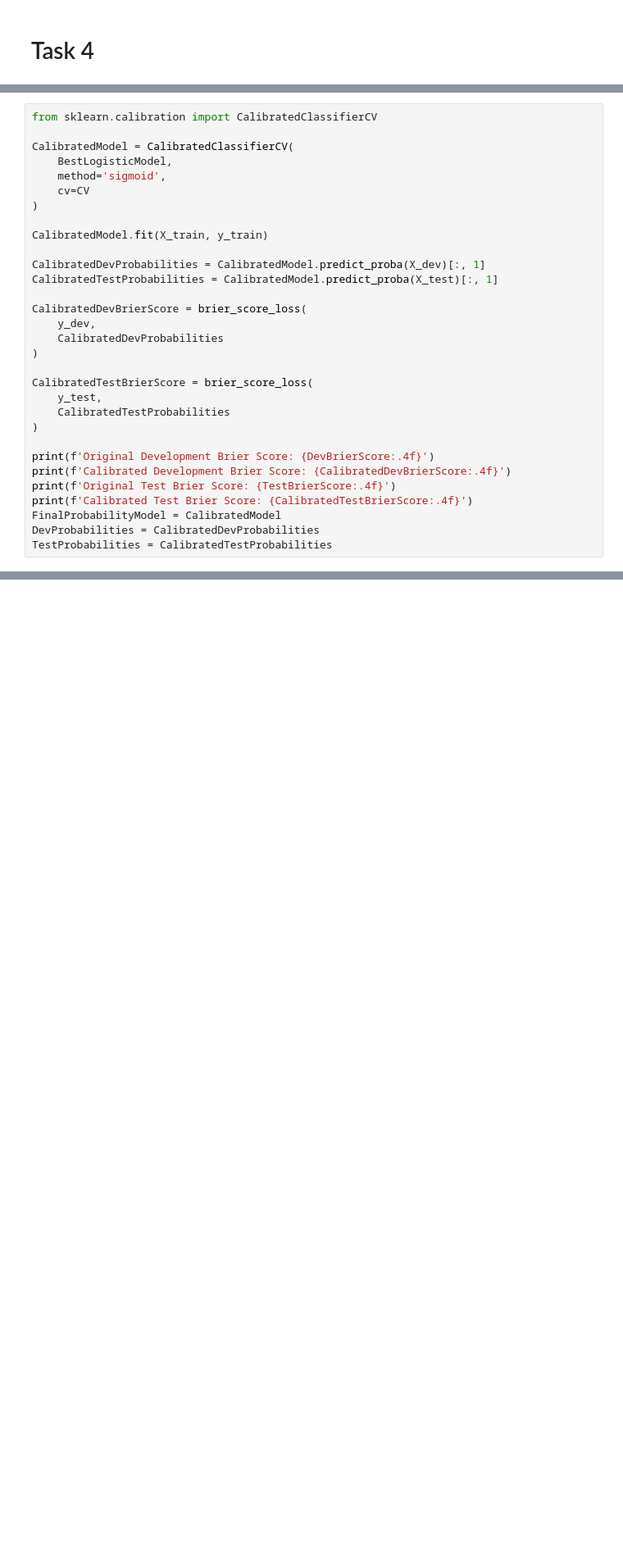
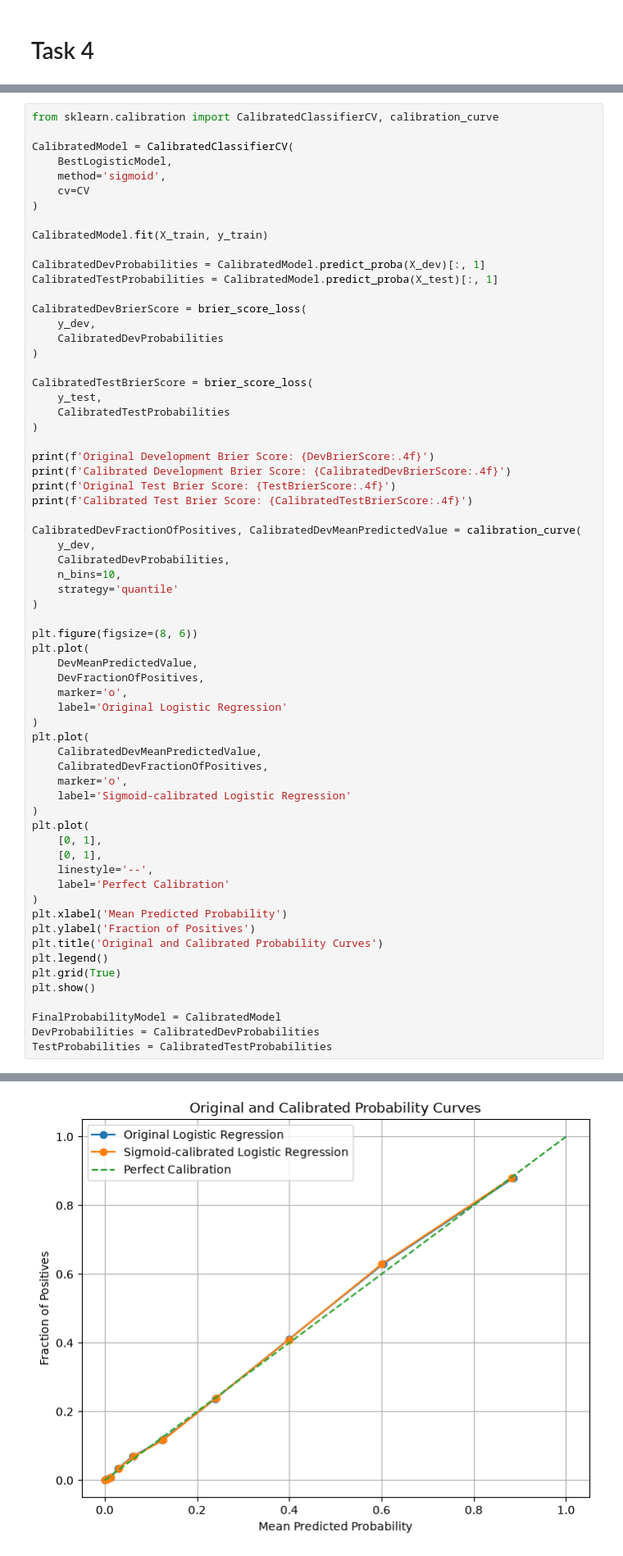
Before and after one commit to MuhammadM434-prog/Web-3-Geeks-Internship, a Jupyter notebook: Week 1/Day 4/Week1Day4Tasks.ipynb, the cells around one changed output, grey strips where cells are left out. Shown at 82% size. Cells and saved outputs as stored; diff of their text form; blank space fills up the shorter version.

```diff
--- a/Week 1/Day 4/Week1Day4Tasks.ipynb
+++ b/Week 1/Day 4/Week1Day4Tasks.ipynb
@@ -920,5 +980,5 @@ plt.show()
 # %%
-from sklearn.calibration import CalibratedClassifierCV
+from sklearn.calibration import CalibratedClassifierCV, calibration_curve
 
 CalibratedModel = CalibratedClassifierCV(
     BestLogisticModel,
@@ -945,6 +1005,41 @@ print(f'Original Development Brier Score: {DevBrierScore:.4f}')
 print(f'Calibrated Development Brier Score: {CalibratedDevBrierScore:.4f}')
 print(f'Original Test Brier Score: {TestBrierScore:.4f}')
 print(f'Calibrated Test Brier Score: {CalibratedTestBrierScore:.4f}')
+
+CalibratedDevFractionOfPositives, CalibratedDevMeanPredictedValue = calibration_curve(
+    y_dev,
+    CalibratedDevProbabilities,
+    n_bins=10,
+    strategy='quantile'
+)
+
+plt.figure(figsize=(8, 6))
+plt.plot(
+    DevMeanPredictedValue,
+    DevFractionOfPositives,
+    marker='o',
+    label='Original Logistic Regression'
+)
+plt.plot(
+    CalibratedDevMeanPredictedValue,
+    CalibratedDevFractionOfPositives,
+    marker='o',
+    label='Sigmoid-calibrated Logistic Regression'
+)
+plt.plot(
+    [0, 1],
+    [0, 1],
+    linestyle='--',
+    label='Perfect Calibration'
+)
+plt.xlabel('Mean Predicted Probability')
+plt.ylabel('Fraction of Positives')
+plt.title('Original and Calibrated Probability Curves')
+plt.legend()
+plt.grid(True)
+plt.show()
+
 FinalProbabilityModel = CalibratedModel
 DevProbabilities = CalibratedDevProbabilities
 TestProbabilities = CalibratedTestProbabilities
+# %% [output]
@@ -951,3 +1050,4 @@ TestProbabilities = CalibratedTestProbabilities
+[figure, added]
 # %%
 ThresholdValues = np.arange(0.10, 0.91, 0.05)
 ThresholdResults = []
```
Also changed, not shown: parts of 21 cells of this notebook, 1 other file.
